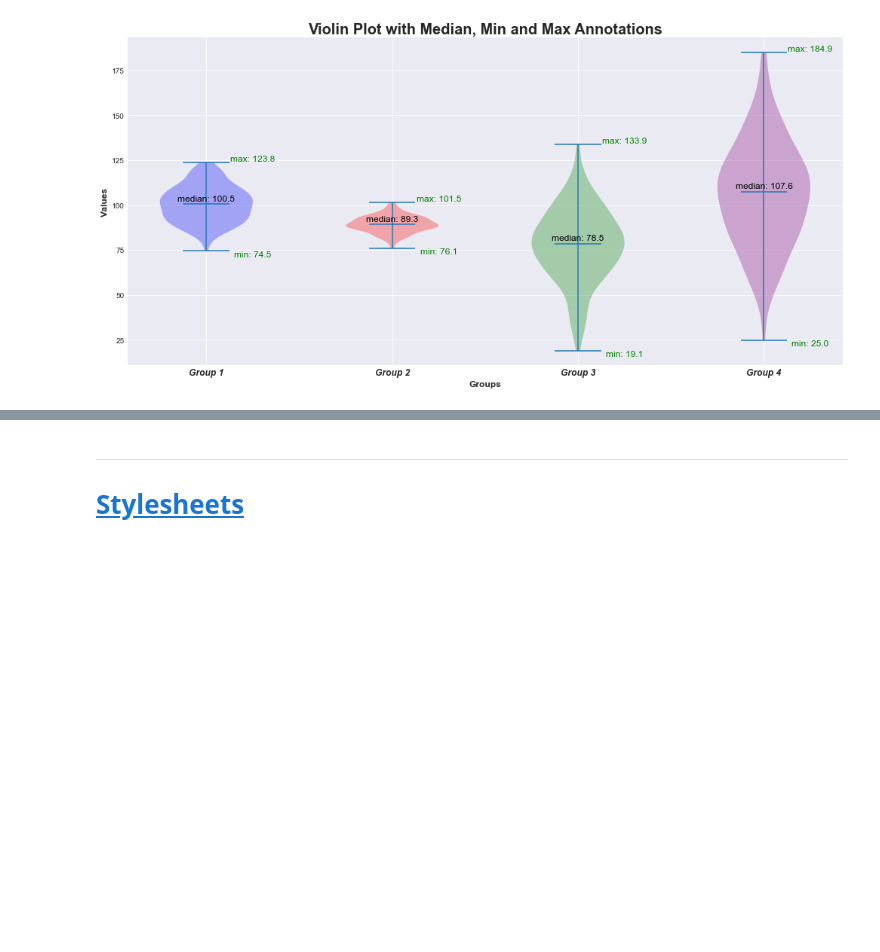
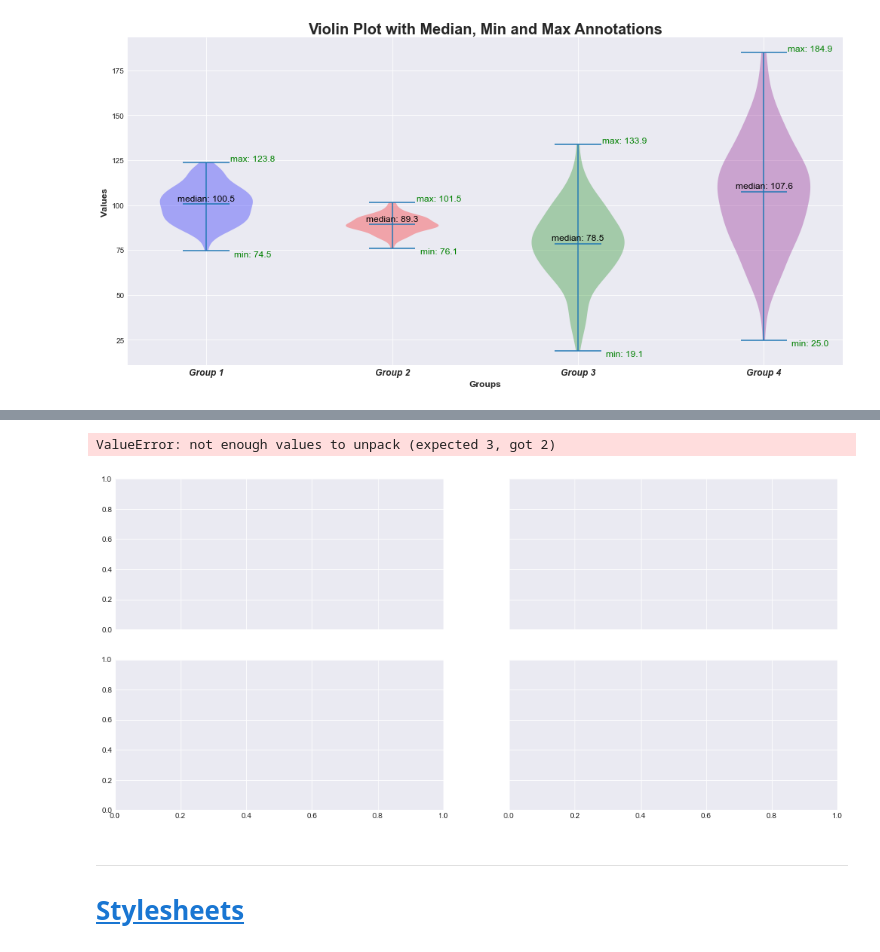
Before and after one commit to pavsingh7/Matplotlib, a Jupyter notebook: matplot_adv.ipynb, the cells around one changed output, grey strips where cells are left out. Saved outputs shown, nothing was run; the diff lists cells and outputs as text; code cells hidden in the pictures; blank space fills up the shorter version.

```diff
--- a/matplot_adv.ipynb
+++ b/matplot_adv.ipynb
@@ -596,3 +710,51 @@ plt.show()
+# %%
+import numpy as np
+import matplotlib.pyplot as plt
+
+# Generate data for the scatter plots
+np.random.seed(0)
+x1 = np.random.rand(100,1)
+y1 = np.random.rand(100,1)
+
+x2 = np.random.rand(100,1)
+y2 = np.random.rand(100,1)
+
+# Generate data for the line plot
+x = np.linspace(0, 2 * np.pi, 100)
+y = np.sin(x)
+
+# Create the subplots
+fig, (ax1, ax2, ax3) = plt.subplots(nrows=2, ncols=2, figsize=(17,8),
+                                   gridspec_kw={'width_ratios': [1, 1], 'height_ratios': [1, 1]},
+                                   sharex=True, sharey=True)
+
+# Scatter plot 1
+ax1.scatter(x1, y1, color='blue')
+ax1.set_title('Scatter Plot 1', size=20, weight='bold')
+
+# Scatter plot 2
+ax2.scatter(x2, y2, color='red')
+ax2.set_title('Scatter Plot 2', size=20, weight='bold')
+
+# Line plot
+ax3.plot(x, y, color='green', label='Line Plot')
+ax3.set_title('Line Plot', size=20, weight='bold')
+ax3.legend(loc='upper right')
+
+# Adjust axis labels
+ax1.set_xlabel('X1', size=12, weight='semibold')
+ax2.set_xlabel('X2', size=12, weight='semibold')
+ax3.set_xlabel('X', size=12, weight='semibold', fontstyle='italic')
+
+ax1.set_ylabel('Y1', size=12, weight='semibold')
+ax2.set_ylabel('Y2', size=12, weight='semibold')
+ax3.set_ylabel('Y', size=12, weight='semibold', fontstyle='italic')
+
+plt.tight_layout()
+plt.show()
+# %% [output]
+ValueError: not enough values to unpack (expected 3, got 2)
+[figure, added]
 # %% [markdown]
 ***
 # <a id='toc10_'></a>[ Stylesheets](#toc0_)
```
Also changed, not shown: parts of 6 cells of this notebook.
